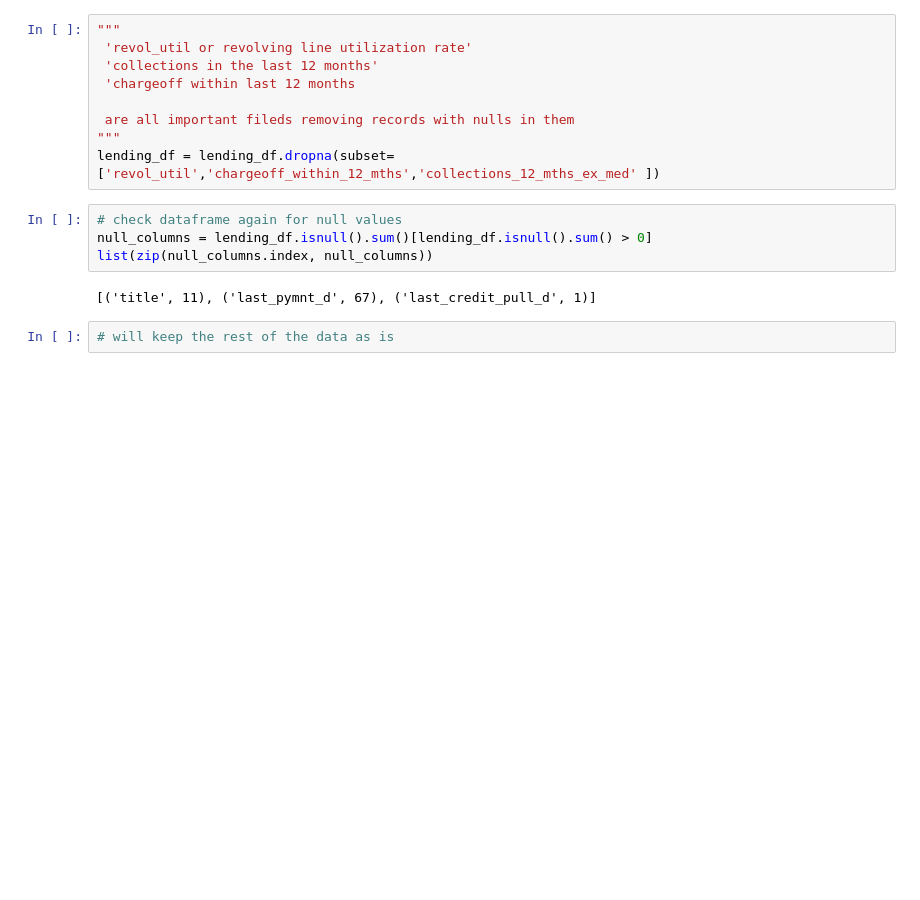
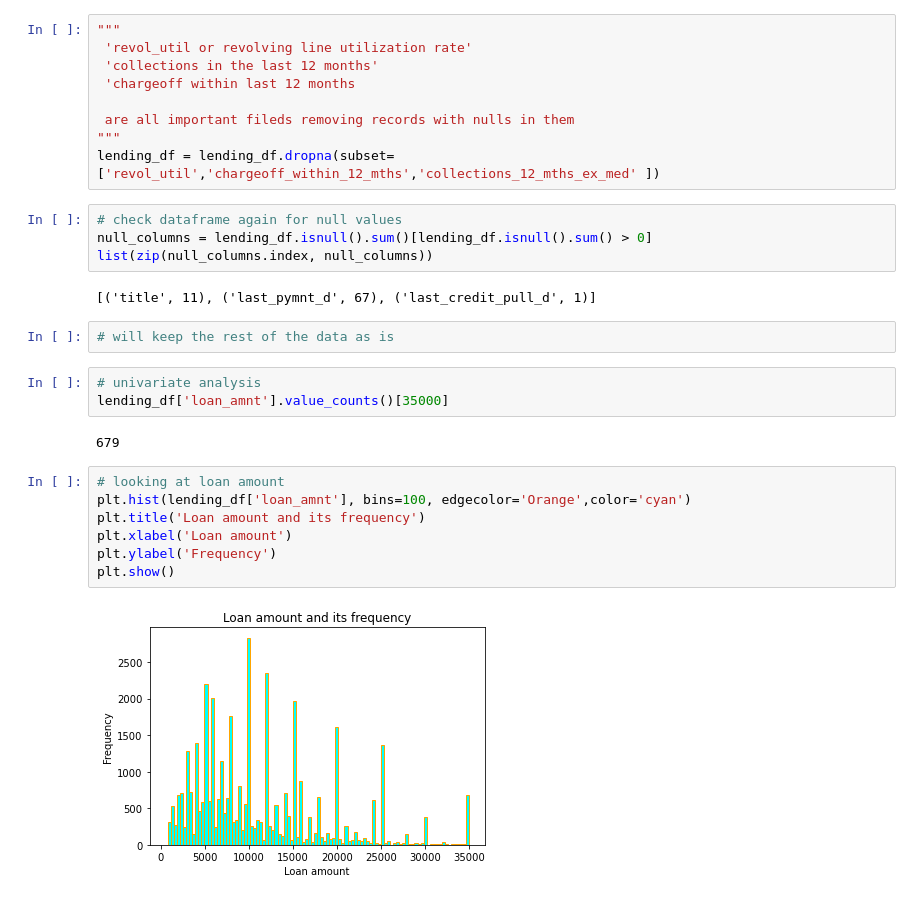
Before and after one commit to ranju1729/lending_club_case_study, a Jupyter notebook: Lending_Club_Case_Study.ipynb, the cells around one changed output. Cells and saved outputs as stored; diff of their text form; blank space fills up the shorter version.

Commit message:
started with univariate analysis

```diff
--- a/Lending_Club_Case_Study.ipynb
+++ b/Lending_Club_Case_Study.ipynb
@@ -225,3 +227,17 @@ list(zip(null_columns.index, null_columns))
 [('title', 11), ('last_pymnt_d', 67), ('last_credit_pull_d', 1)]
 # %%
 # will keep the rest of the data as is
+# %%
+# univariate analysis
+lending_df['loan_amnt'].value_counts()[35000]
+# %% [output]
+679
+# %%
+# looking at loan amount
+plt.hist(lending_df['loan_amnt'], bins=100, edgecolor='Orange',color='cyan')
+plt.title('Loan amount and its frequency')
+plt.xlabel('Loan amount')
+plt.ylabel('Frequency')
+plt.show()
+# %% [output]
+[figure, added]
```
Also changed, not shown: parts of 6 cells of this notebook.
